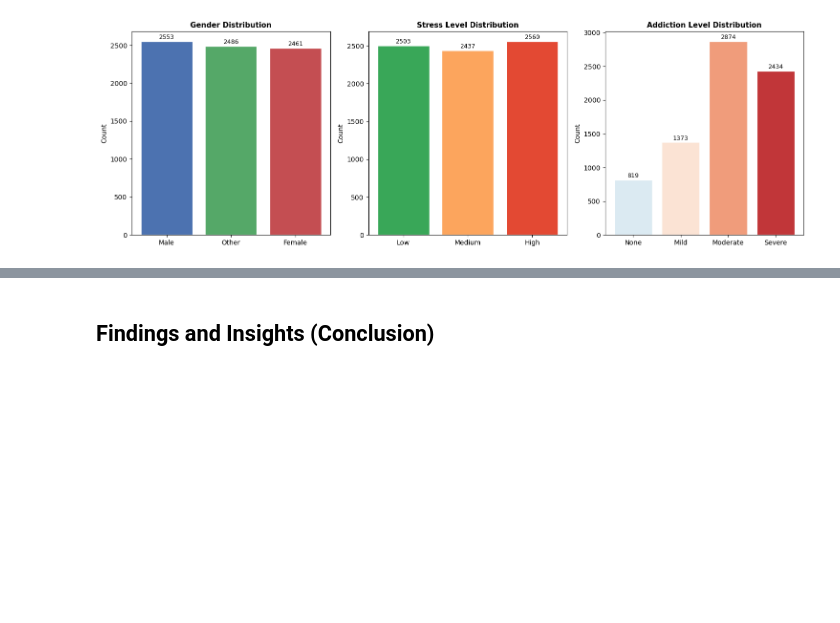
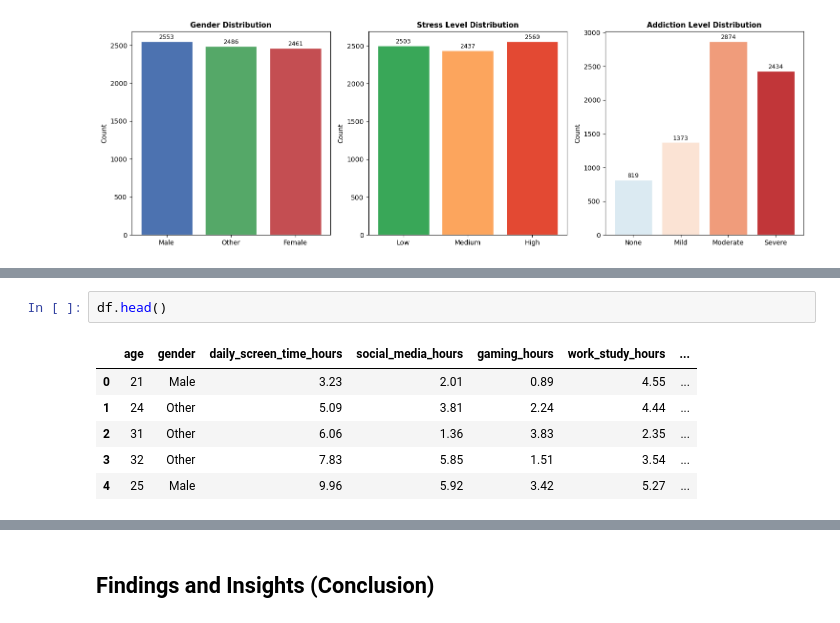
Before and after one commit to ps-alex1001/DataSpell, a Jupyter notebook: IPV/2_WorkBook_Visualization_SAMSON.ipynb, the cells around one changed output, grey strips where cells are left out. Saved outputs shown, nothing was run; the diff lists cells and outputs as text; blank space fills up the shorter version.

```diff
--- a/IPV/2_WorkBook_Visualization_SAMSON.ipynb
+++ b/IPV/2_WorkBook_Visualization_SAMSON.ipynb
@@ -207,0 +236,9 @@ plt.show()
+# %%
+df.head()
+# %% [output]
+|  | age | gender | daily_screen_time_hours | social_media_hours | gaming_hours | work_study_hours | ... |
+| 0 | 21 | Male | 3.23 | 2.01 | 0.89 | 4.55 | ... |
+| 1 | 24 | Other | 5.09 | 3.81 | 2.24 | 4.44 | ... |
+| 2 | 31 | Other | 6.06 | 1.36 | 3.83 | 2.35 | ... |
+| 3 | 32 | Other | 7.83 | 5.85 | 1.51 | 3.54 | ... |
+| 4 | 25 | Male | 9.96 | 5.92 | 3.42 | 5.27 | ... |
```
Also changed, not shown: parts of 3 cells of this notebook.
